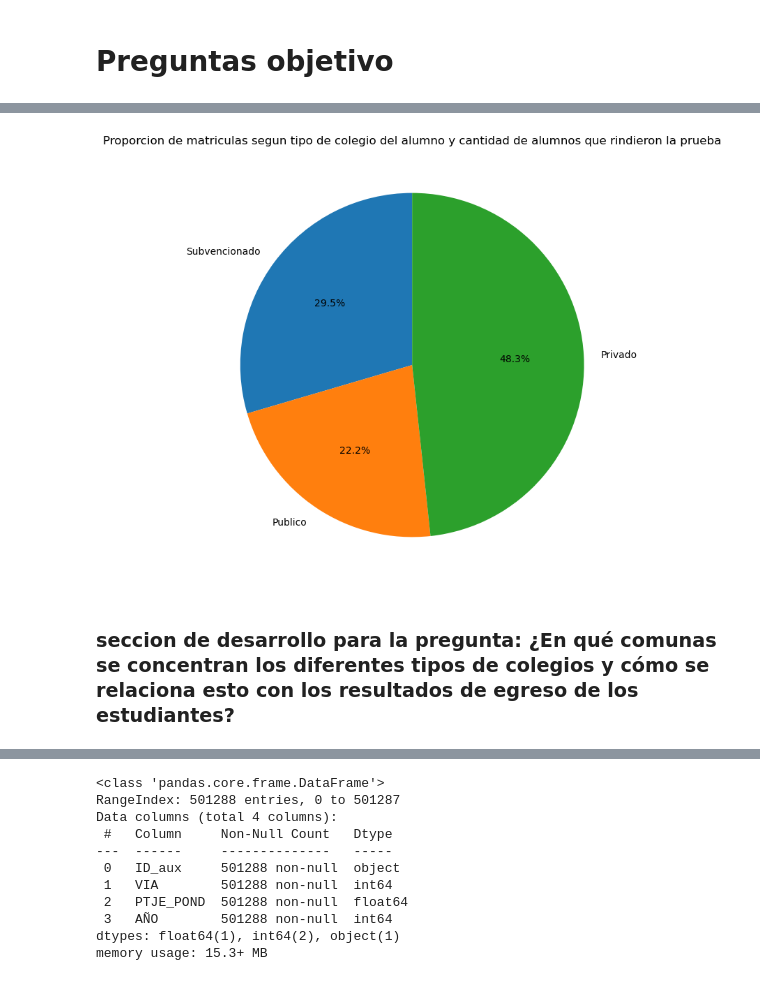
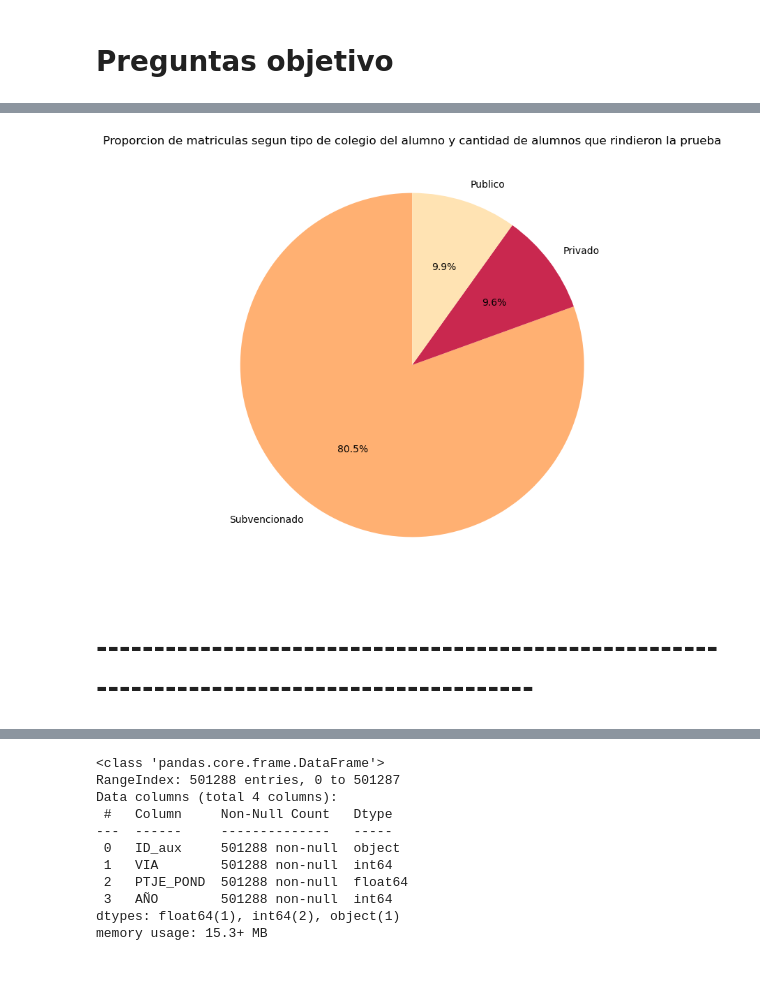
Before and after one commit to javibascur/Proyecto-Cs-Datos, a Jupyter notebook: Proyecto_Final.ipynb, the cells around one changed output, grey strips where cells are left out. Cells and saved outputs as stored; diff of their text form; code cells hidden in the pictures.

```diff
--- a/Proyecto_Final.ipynb
+++ b/Proyecto_Final.ipynb
@@ -256,15 +284,16 @@ GRUPO_DEPENDENCIA
 Name: count, dtype: int64
 # %%
 # los numeros son las cantidades que entrega .value_counts()
-proporcion_subvencionados = 377383*100//722865
-proporcion_publicos = 167431*100//423896
-proporcion_privados = 133281*100//155849
+proporcion_subvencionados = 1440533*100//294601
+proporcion_publicos = 79103*100//134603
+proporcion_privados = 55665*100//92760
 
 cantidades = [proporcion_subvencionados, proporcion_publicos, proporcion_privados]
-nombres = ["Subvencionado", "Publico", "Privado"]
+nombres = ["Subvencionado", "Privado", "Publico"]
+colores = ["#FFB072", "#C9284F", "#FFE3B3"]
 plt.figure(figsize=(8, 8))
-plt.pie(cantidades, labels=nombres, autopct="%1.1f%%", startangle=90)
+plt.pie(cantidades, labels=nombres,colors=colores, autopct="%1.1f%%", startangle=90)
 plt.title("Proporcion de matriculas segun tipo de colegio del alumno y cantidad de alumnos que rindieron la prueba")
 plt.show()
 # %% [output]
-[figure, old version]
+[figure, new version]
@@ -274,2 +300,2 @@ plt.show()
 # %% [markdown]
-### seccion de desarrollo para la pregunta: ¿En qué comunas se concentran los diferentes tipos de colegios y cómo se relaciona esto con los resultados de egreso de los estudiantes?
+# --------------------------------------------------------------------------------------------
```
Also changed, not shown: parts of 61 cells of this notebook, 4 other files.
